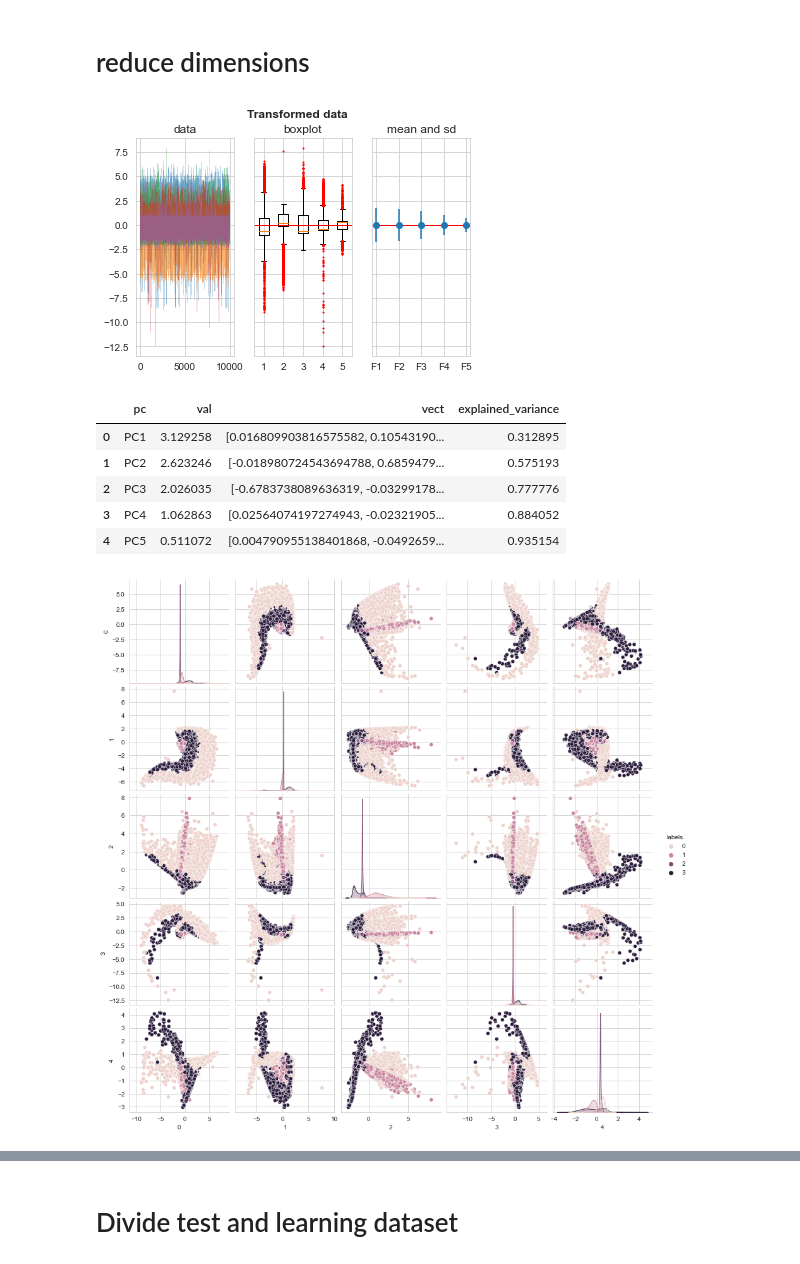
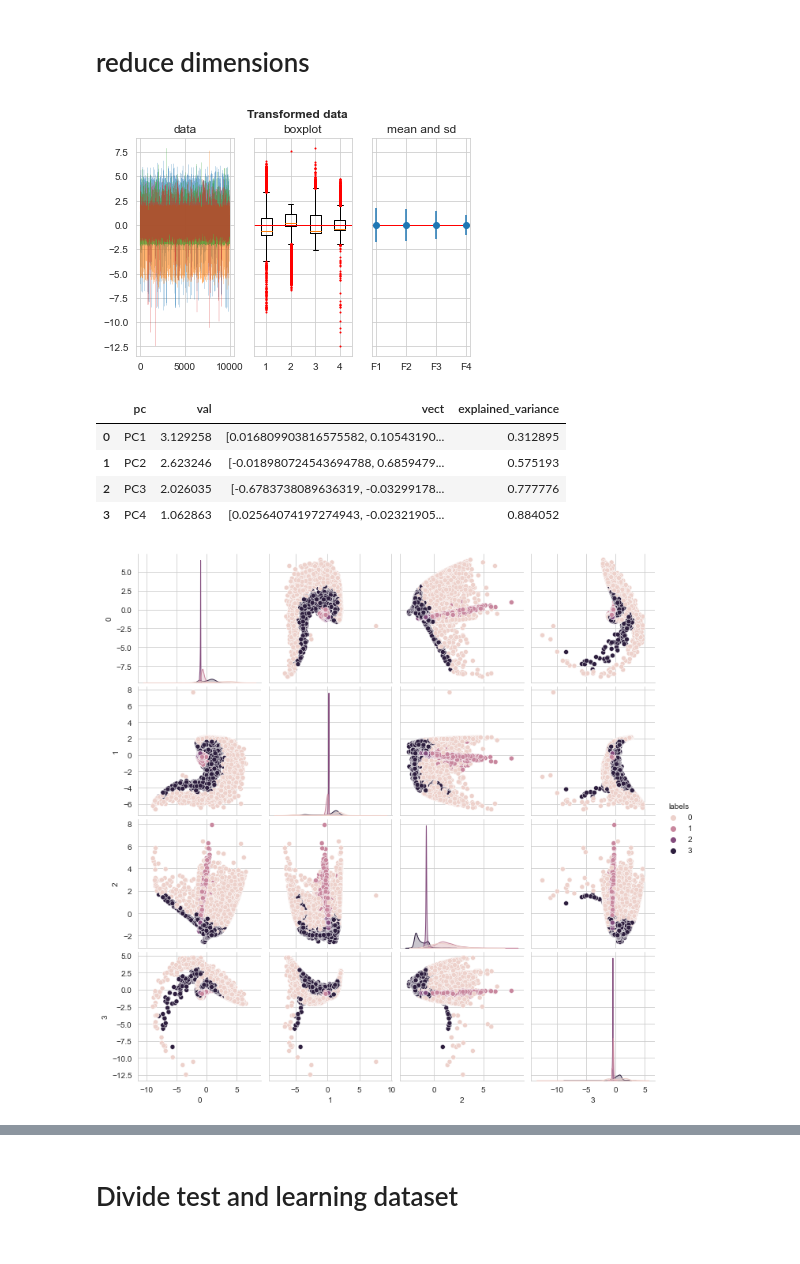
Before and after one commit to ansuini/dottorato_AI_area, a Jupyter notebook: Ex2/ex2.ipynb, the cells around one changed output, grey strips where cells are left out. Saved outputs shown, nothing was run; the diff lists cells and outputs as text; code cells hidden in the pictures.

```diff
--- a/Ex2/ex2.ipynb
+++ b/Ex2/ex2.ipynb
@@ -128,7 +126,7 @@ eigen.head(5)
 | 4 | PC5 | 0.511072 | [0.004790955138401868, -0.0492659... | 0.935154 |
 # %%
 #set a variance threshold to change color on the bar chart
-variance_threshold = .9
+variance_threshold = .8
 brk = eigen[eigen.explained_variance > variance_threshold].index[1]
 
 #explained variance chart
@@ -182,15 +180,15 @@ plot_data_mean_sd(features, X_pc, "Transformed data")
 # reduce dimensions
 # %%
 #select only PC that explain 90% of variance
-limit = .8
+limit = .5
 d = eigen[eigen.explained_variance > variance_threshold].index[1]
 
 #reduce to d components
 X_pc_r = X_pc[:,:d]
 ff = features[:d]
 plot_data_mean_sd(ff, X_pc_r, "Transformed data")
 # %% [output]
-[figure, old version]
+[figure, new version]
 # %%
 # reduce the dataframe
 index_to_drop = eigen[ eigen.explained_variance > variance_threshold ].index[1:]
@@ -202,7 +200,6 @@ eigen_r
 | 1 | PC2 | 2.623246 | [-0.018980724543694788, 0.6859479... | 0.575193 |
 | 2 | PC3 | 2.026035 | [-0.6783738089636319, -0.03299178... | 0.777776 |
 | 3 | PC4 | 1.062863 | [0.02564074197274943, -0.02321905... | 0.884052 |
-| 4 | PC5 | 0.511072 | [0.004790955138401868, -0.0492659... | 0.935154 |
 # %%
 X_pc_df = pd.DataFrame(X_pc_r)
 X_pc_df = pd.concat((X_pc_df, labels), 1)
@@ -212,4 +209,4 @@ sns.set_style("whitegrid")
 sns.pairplot(X_pc_df,hue = 'labels')
 plt.show()
 # %% [output]
-[figure, old version]
+[figure, new version]
```
Also changed, not shown: parts of 6 cells of this notebook.
